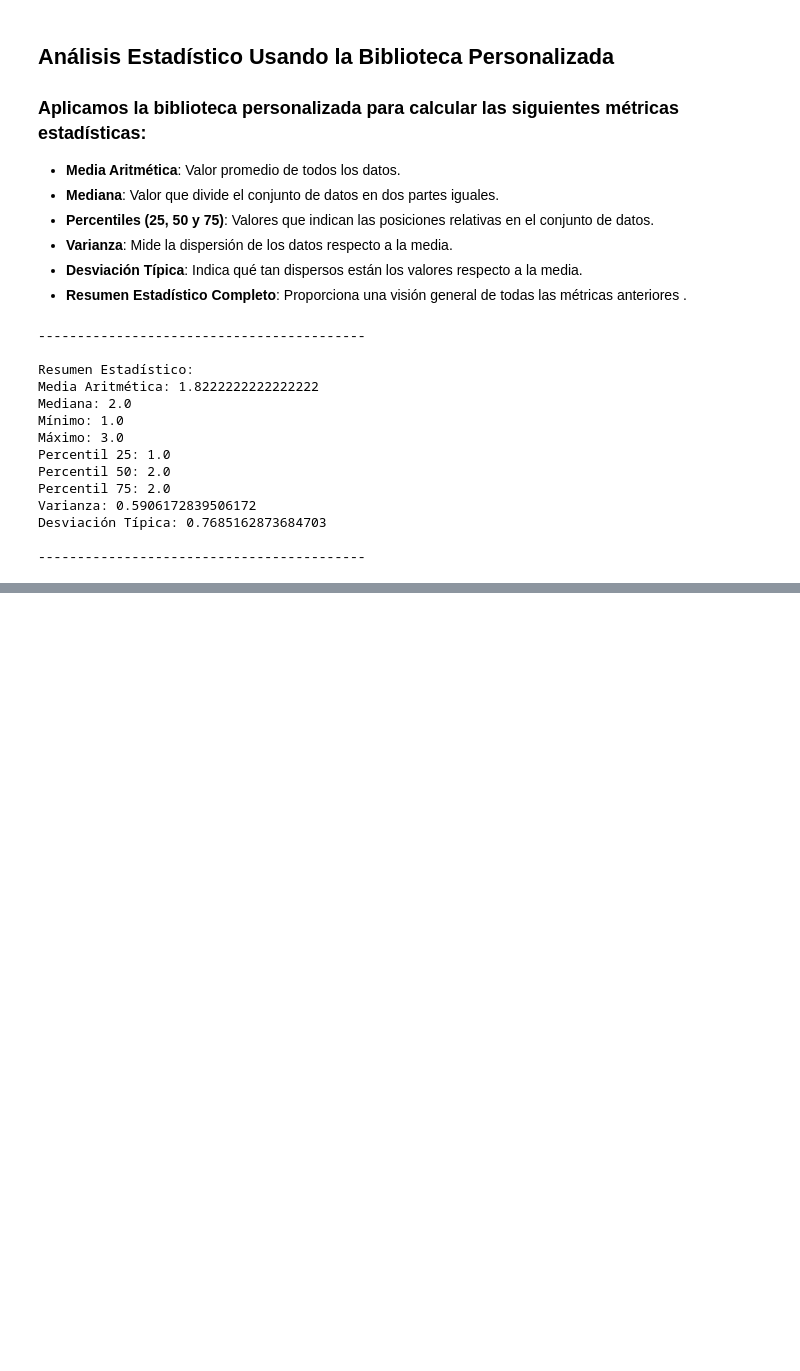
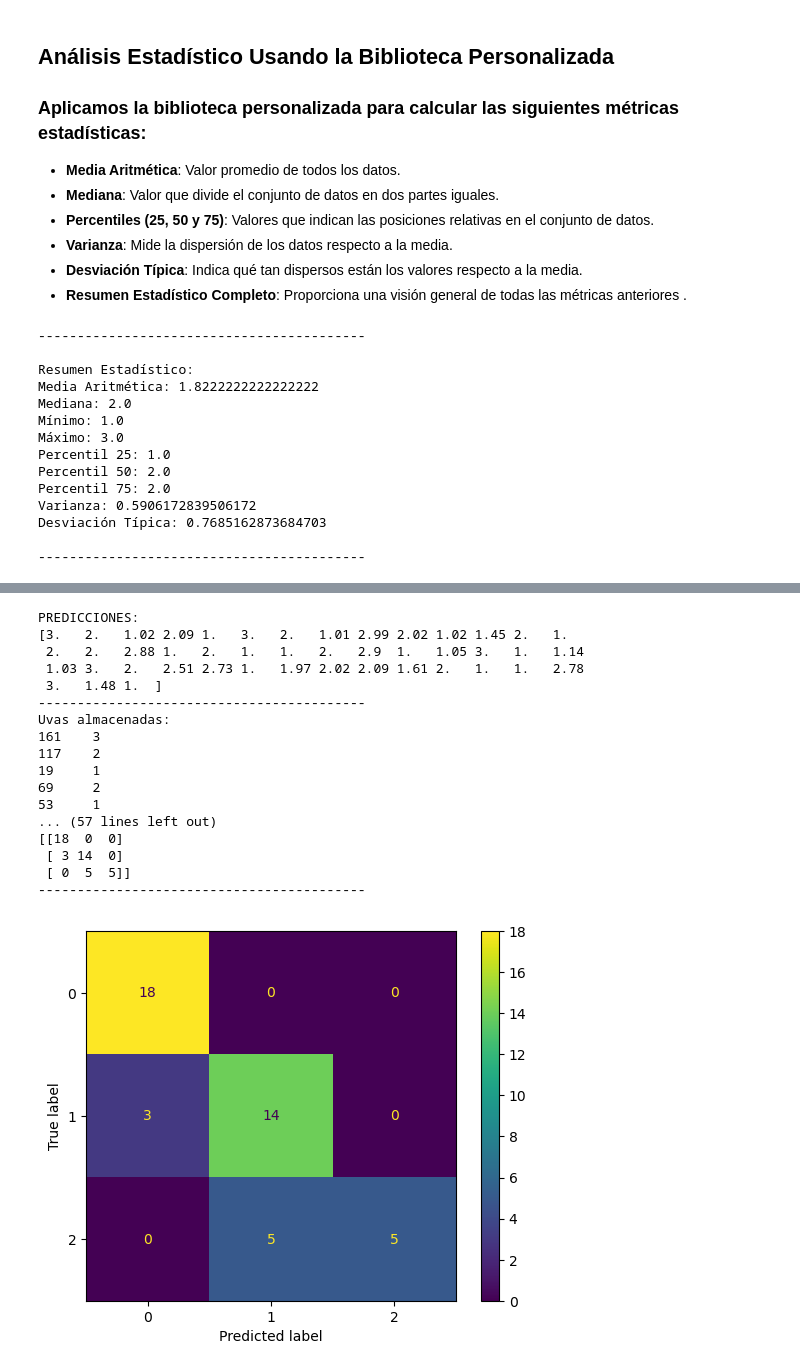
Before and after one commit to ikasle12345/RETO1, a Jupyter notebook: ModeloVino.ipynb, the cells around one changed output, grey strips where cells are left out. Saved outputs shown, nothing was run; the diff lists cells and outputs as text; code cells hidden in the pictures; blank space fills up the shorter version.

```diff
--- a/ModeloVino.ipynb
+++ b/ModeloVino.ipynb
@@ -258,0 +330,75 @@ Desviación Típica: 0.7685162873684703
+# %%
+import pandas as pd
+from sklearn.model_selection import train_test_split
+from sklearn.metrics import mean_absolute_error, accuracy_score
+import matplotlib.pyplot as plt
+from sklearn.metrics import ConfusionMatrixDisplay
+from Biblioteca import EstadisticaDescriptiva
+
+wine_file_path = 'Wine_dataset.csv'
+wine_data = pd.read_csv(wine_file_path)
+
+y = wine_data['class']
+wine_features = ['Proanthocyanins', 'Proline ', 'OD280/OD315 of diluted wines', 'Flavanoids', 'Total phenols']
+x = wine_data[wine_features]
+
+train_x, val_x, train_y, val_y = train_test_split(x, y, random_state=1)
+
+wine_model2 = RandomForestRegressor(random_state=1)
+
+wine_model2.fit(train_x, train_y)
+
+predictions2 = wine_model2.predict(val_x)
+
+print("PREDICCIONES:")
+print(predictions2)
+print('------------------------------------------')
+print('Uvas almacenadas:')
+print(val_y)
+print('MAE:')
+print(f'{mean_absolute_error(val_y, predictions2) * 100}%')
+
+predictions_int2 = list(map(int, predictions2))
+accuracy2 = accuracy_score(val_y, predictions_int2)
+print("Accuracy:", accuracy2)
+
+print('------------------------------------------')
+
+prueba2 = EstadisticaDescriptiva()
+
+resumen2 = prueba2.resumenEstadistico(predictions_int2)
+
+print("Resumen Estadístico de las Predicciones:")
+for clave, valor in resumen2.items():
+    print(f"{clave}: {valor}")
+
+print('------------------------------------------')
+conf_matrix = confusion_matrix(val_y, predictions_int2)
+
+print("Matriz de Confusión:")
+print(conf_matrix)
+print('------------------------------------------')
+
+visualizar = ConfusionMatrixDisplay(confusion_matrix=conf_matrix)
+visualizar.plot()
+
+plt.show()
+# %% [output]
+PREDICCIONES:
+[3.   2.   1.02 2.09 1.   3.   2.   1.01 2.99 2.02 1.02 1.45 2.   1.
+ 2.   2.   2.88 1.   2.   1.   1.   2.   2.9  1.   1.05 3.   1.   1.14
+ 1.03 3.   2.   2.51 2.73 1.   1.97 2.02 2.09 1.61 2.   1.   1.   2.78
+ 3.   1.48 1.  ]
+------------------------------------------
+Uvas almacenadas:
+161    3
+117    2
+19     1
+69     2
+53     1
+... (57 lines left out)
+[[18  0  0]
+ [ 3 14  0]
+ [ 0  5  5]]
+------------------------------------------
+[figure, added]
```
Also changed, not shown: parts of 11 cells of this notebook.
